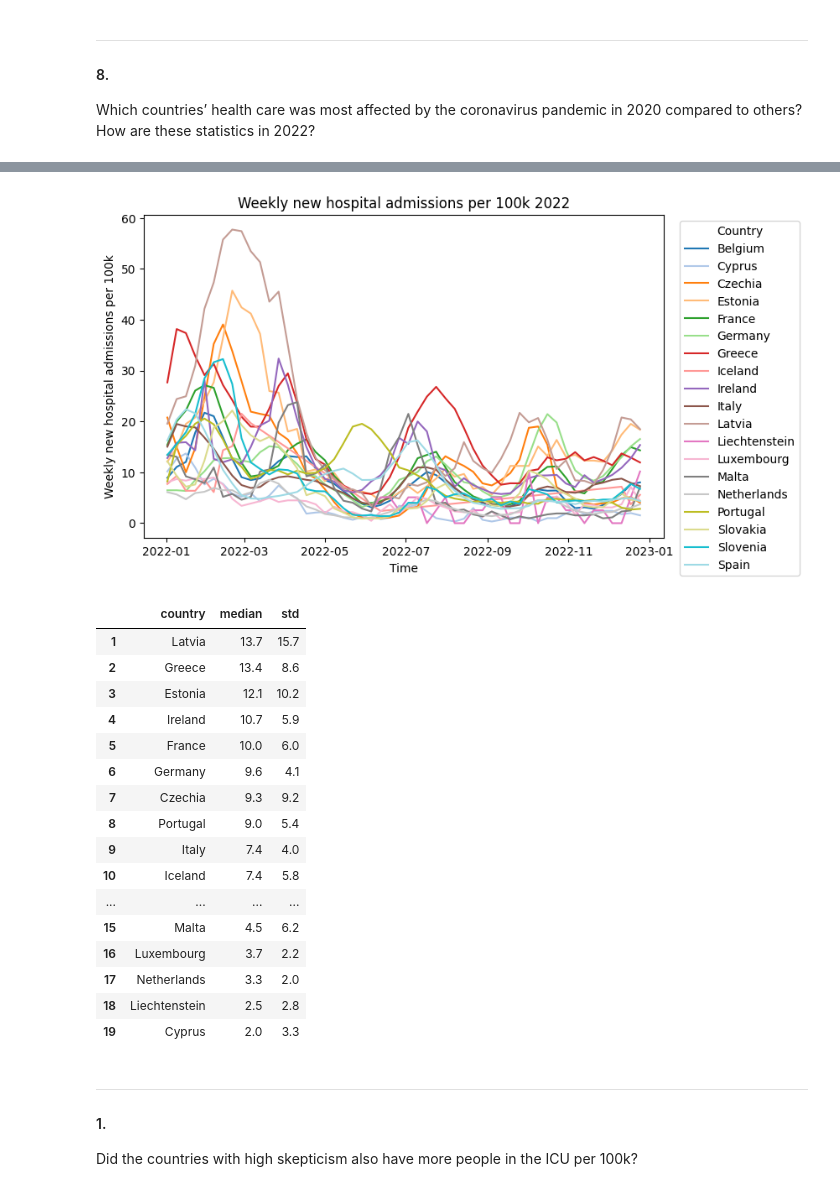
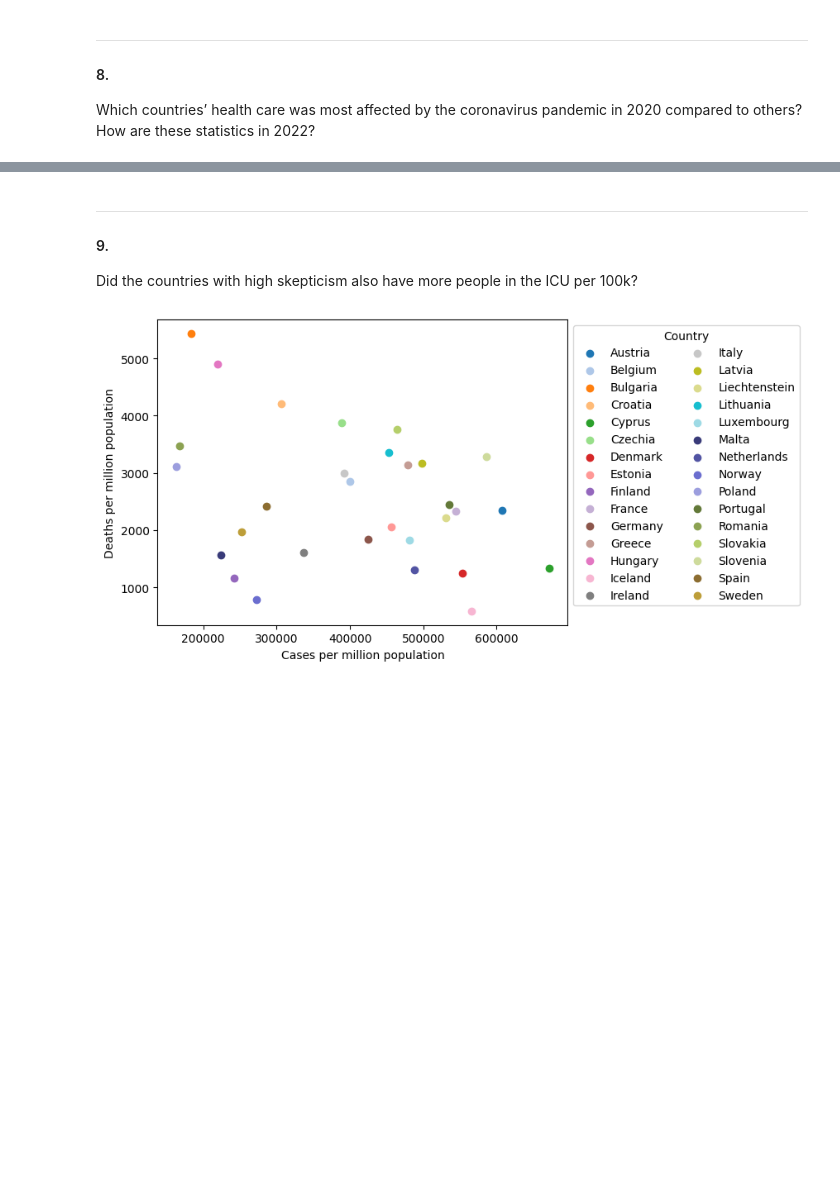
Before and after one commit to Globose/dv1597, a Jupyter notebook: a2/book.ipynb, the cells around one changed output, grey strips where cells are left out. Saved outputs shown, nothing was run; the diff lists cells and outputs as text; code cells hidden in the pictures; blank space fills up the shorter version.

```diff
--- a/a2/book.ipynb
+++ b/a2/book.ipynb
@@ -761,53 +839,32 @@ display(df_co_2020)
-# %%
-# Copy admission dateset where Daily hospital occupancy is the indicator
-df_weekly = df_admissions[df_admissions['indicator']=='Weekly new hospital admissions per 100k'].copy()
-df = df_weekly[df_weekly['Time'].dt.year == 2022].copy()
-
-# Create figure and colors
-fig = mpl.figure(figsize=(8, 5))
-ax = fig.add_subplot()
-colors = mpl.cm.tab20(np.linspace(0, 1, 19))
-
-# Create a line for each country
-for i, country in enumerate(df['country'].unique()):
-    country_data = df[df['country'] == country]
-    mpl.plot(country_data['Time'], country_data['value'], label=country, color=colors[i])
-
-# Add info to plot
-mpl.xlabel('Time')
-mpl.ylabel('Weekly new hospital admissions per 100k')
-mpl.legend(title='Country', bbox_to_anchor=(1.02, 1))
-mpl.title('Weekly new hospital admissions per 100k 2022')
-mpl.show()
-
-# Calculate median and std, create table
-# 2020
-df_co = df.groupby('country')['value'].agg(['median','std']).reset_index()
-df_co = df_co.round({'median': 1, 'std': 1})
-df_co = df_co.sort_values(by='median', ascending=False).reset_index(drop=True)
-df_co.index += 1
-
-display(df_co)
-# %% [output]
-[figure, removed]
-|  | country | median | std |
-| 1 | Latvia | 13.7 | 15.7 |
-| 2 | Greece | 13.4 | 8.6 |
-| 3 | Estonia | 12.1 | 10.2 |
-| 4 | Ireland | 10.7 | 5.9 |
-| 5 | France | 10.0 | 6.0 |
-| 6 | Germany | 9.6 | 4.1 |
-| 7 | Czechia | 9.3 | 9.2 |
-| 8 | Portugal | 9.0 | 5.4 |
-| 9 | Italy | 7.4 | 4.0 |
-| 10 | Iceland | 7.4 | 5.8 |
-| ... | ... | ... | ... |
-| 15 | Malta | 4.5 | 6.2 |
-| 16 | Luxembourg | 3.7 | 2.2 |
-| 17 | Netherlands | 3.3 | 2.0 |
-| 18 | Liechtenstein | 2.5 | 2.8 |
-| 19 | Cyprus | 2.0 | 3.3 |
 # %% [markdown]
 ***
-#### 1.
+#### 9.
 Did the countries with high skepticism also have more people in the ICU per 100k?
+# %%
+#  Create dataframes that sums all deaths and cases
+df_deaths = df_daily.groupby('Country')['Deaths'].sum().reset_index()
+df_cases = df_daily.groupby('Country')['Cases'].sum().reset_index()
+df_merged = pd.merge(df_cases, df_deaths, on='Country')
+
+# Add population data, calculate daily admissions per million people
+df_merged['Population'] = df_merged['Country'].map(pop_dict)
+
+df_merged['Cases per million'] = df_merged['Cases']/(df_merged['Population']/1000000)
+df_merged['Deaths per million'] = df_merged['Deaths']/(df_merged['Population']/1000000)
+
+# 30 different colors
+colors = sb.color_palette("tab20", 20) + sb.color_palette("tab20b", 10)
+
+# Create a dot for each country
+for i, country in enumerate(df_merged['Country'].unique()):
+    country_c_d = df_merged[df_merged['Country'] == country]
+    mpl.scatter(country_c_d['Cases per million'], country_c_d['Deaths per million'], label=country, color=colors[i])
+
+# Add info to plot
+mpl.xlabel('Cases per million population')
+mpl.ylabel('Deaths per million population')
+mpl.legend(title='Country', bbox_to_anchor=(1, 1), ncol=2)
+# mpl.title('Cases and Deaths per million population')
+mpl.show()
+# %% [output]
+[figure, added]
```
Also changed, not shown: parts of 35 cells of this notebook, 1 other file.
